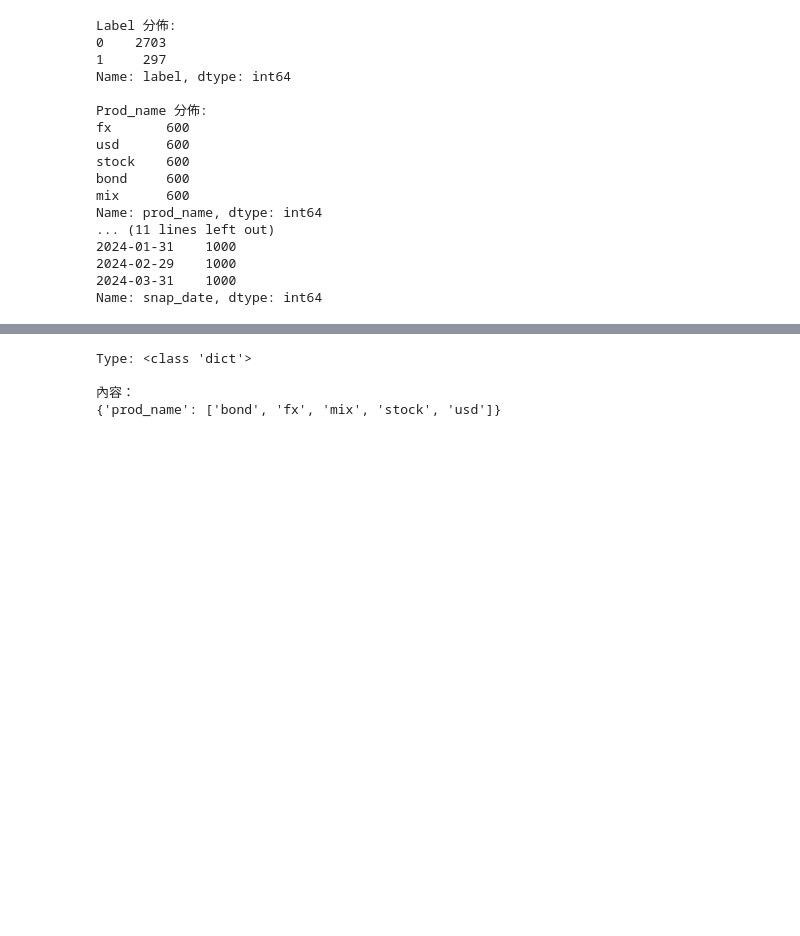
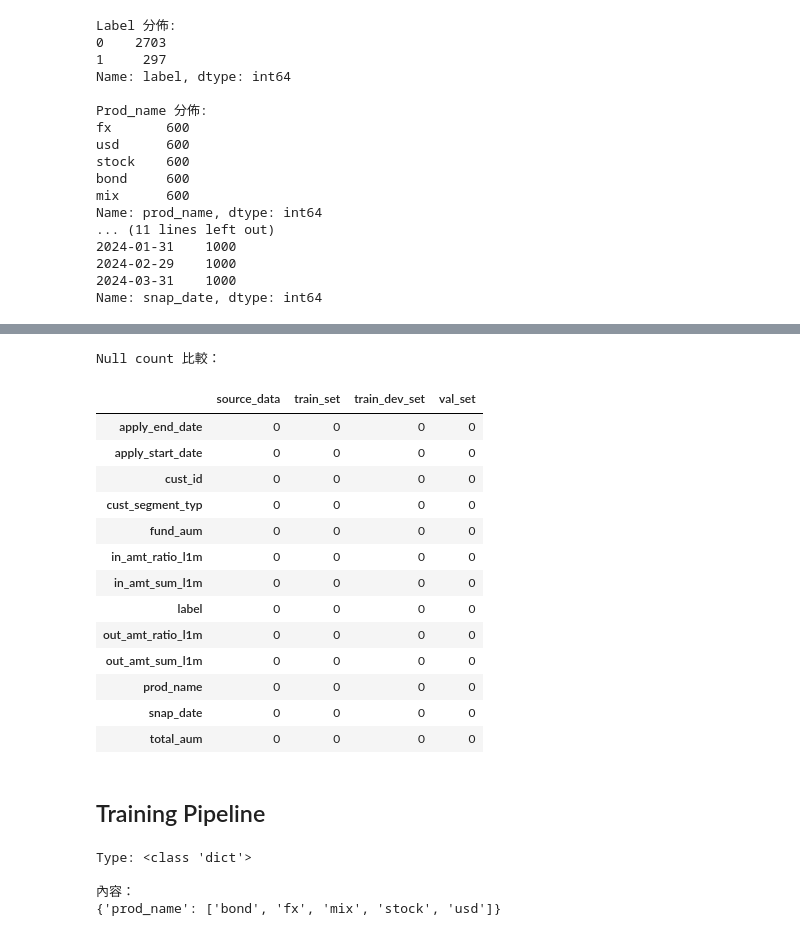
Before and after one commit to curtis-lu/recsys-demo, a Jupyter notebook: notebooks/inspect_artifacts.ipynb, the cells around one changed output, grey strips where cells are left out. Saved outputs shown, nothing was run; the diff lists cells and outputs as text; code cells hidden in the pictures; blank space fills up the shorter version.

```diff
--- a/notebooks/inspect_artifacts.ipynb
+++ b/notebooks/inspect_artifacts.ipynb
@@ -152,0 +209,22 @@ Name: snap_date, dtype: int64
+# %%
+"""Label 分佈比較：各 split 正樣本率 vs source label_table"""
+source_lt = catalog.load("label_table")
+
+# Overall 正樣本率
+overall_rates = {"source_label_table": source_lt["label"].mean()}
+for name, df in splits.items():
+    if "label" in df.columns:
+        overall_rates[name] = df["label"].mean()
+print("Overall 正樣本率：")
+for k, v in overall_rates.items():
+    print(f"  {k}: {v:.4f}")
+
+# Per-product 正樣本率
+print("\nPer-product 正樣本率：")
+per_prod_parts = {"source_label_table": source_lt.groupby("prod_name")["label"].mean()}
+for name, df in splits.items():
+    if "label" in df.columns and "prod_name" in df.columns:
+        per_prod_parts[name] = df.groupby("prod_name")["label"].mean()
+
+per_prod = pd.DataFrame(per_prod_parts)
+display(per_prod)
@@ -153,3 +246,37 @@ Name: snap_date, dtype: int64
+# %%
+"""缺值比較：各 split null count vs source data"""
+# Source data null counts
+source_ft = catalog.load("feature_table")
+source_lt = catalog.load("label_table")
+source_nulls = pd.concat([source_ft.isnull().sum(), source_lt.isnull().sum()]).groupby(level=0).first()
+source_nulls.name = "source_data"
+
+# Splits null counts
+null_parts = {"source_data": source_nulls}
+for name, df in splits.items():
+    null_parts[name] = df.isnull().sum()
+
+null_df = pd.DataFrame(null_parts).fillna("-")
+print("Null count 比較：")
+display(null_df)
+# %% [output]
+Null count 比較：
+|  | source_data | train_set | train_dev_set | val_set |
+| apply_end_date | 0 | 0 | 0 | 0 |
+| apply_start_date | 0 | 0 | 0 | 0 |
+| cust_id | 0 | 0 | 0 | 0 |
+| cust_segment_typ | 0 | 0 | 0 | 0 |
+| fund_aum | 0 | 0 | 0 | 0 |
+| in_amt_ratio_l1m | 0 | 0 | 0 | 0 |
+| in_amt_sum_l1m | 0 | 0 | 0 | 0 |
+| label | 0 | 0 | 0 | 0 |
+| out_amt_ratio_l1m | 0 | 0 | 0 | 0 |
+| out_amt_sum_l1m | 0 | 0 | 0 | 0 |
+| prod_name | 0 | 0 | 0 | 0 |
+| snap_date | 0 | 0 | 0 | 0 |
+| total_aum | 0 | 0 | 0 | 0 |
+# %% [markdown]
+## Training Pipeline
 # %%
 """檢視 category_mappings（JSON）"""
 if catalog.exists("category_mappings"):
```
Also changed, not shown: parts of 12 cells of this notebook, 28 other files.
